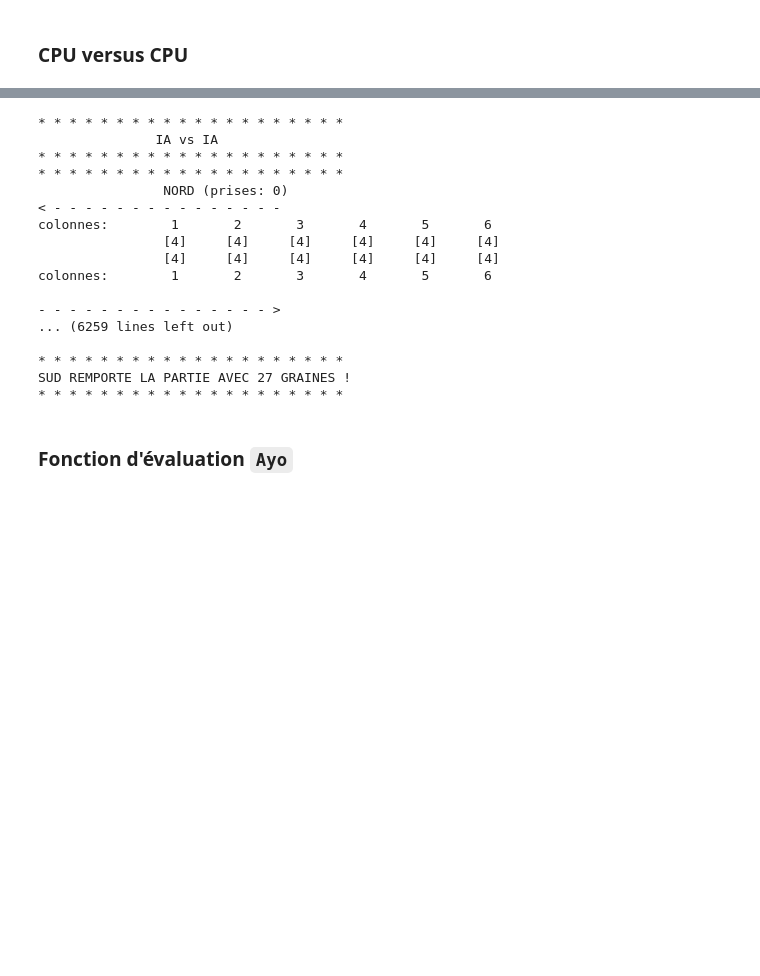
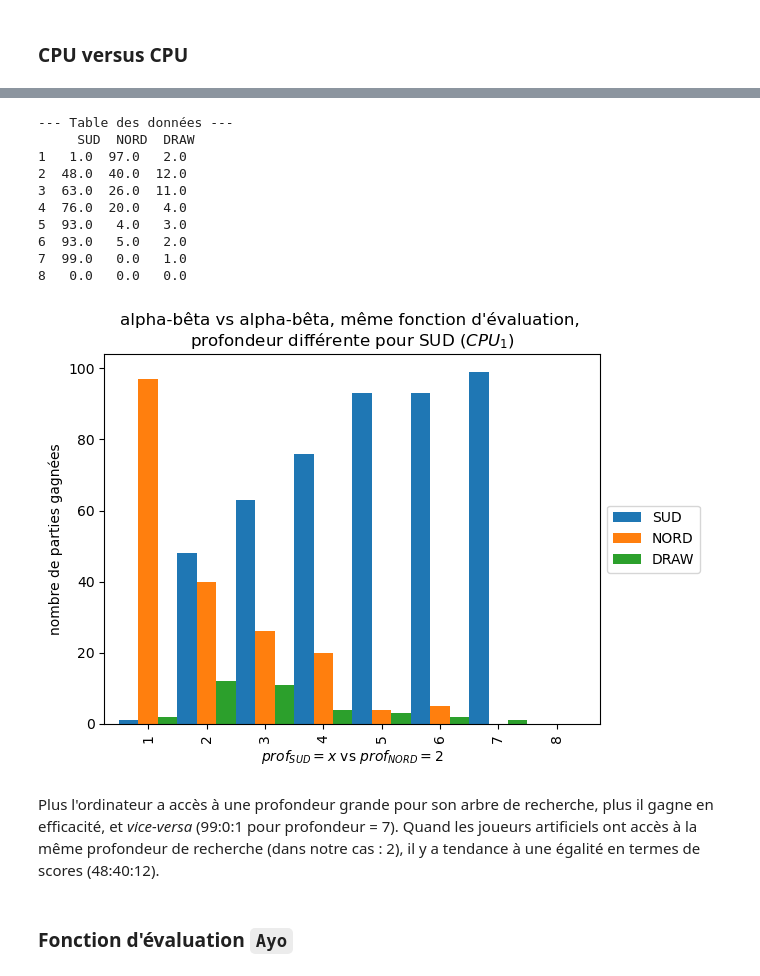
Before and after one commit to dataymeric/DAC, a Jupyter notebook: IAMSI/tme01-02/tme01et02.ipynb, the cells around one changed output, grey strips where cells are left out. Cells and saved outputs as stored; diff of their text form; code cells hidden in the pictures; blank space fills up the shorter version.

Commit message:
IAMSI/TME1-2: add simulations

```diff
--- a/IAMSI/tme01-02/tme01et02.ipynb
+++ b/IAMSI/tme01-02/tme01et02.ipynb
@@ -798,7 +840,7 @@ La question s'est posée ici de ré-écrire le code à l'aide de listes de compr
 def alphabeta(position, prof, alpha=-sys.maxsize, beta=sys.maxsize):
     """str * int * int * int * func ->
     Retourne le coup optimal, son évaluation et le nombre de feuilles
-    parcourues par l'algorithme de l'alpha-betâ.
+    parcourues par l'algorithme de l'alpha-bêta.
     """
     n = position["dimension"]
     trait = position["trait"]  # joueur qui doit jouer
@@ -806,7 +848,7 @@ def alphabeta(position, prof, alpha=-sys.maxsize, beta=sys.maxsize):
     n_feuilles = 0  # nombre de feuilles parcourues
 
     # si la position est terminale ou la profondeur de l'arbre est nul,
-    # l'algorithme minimax s'arrête
+    # l'algorithme s'arrête
     if prof == 0 or est_terminale(position):
         return (coup_optimal, evalue(position), 1)
     # le joueur cherche à maximiser le gain (alpha)
@@ -816,7 +858,7 @@ def alphabeta(position, prof, alpha=-sys.maxsize, beta=sys.maxsize):
             if nouvelle_position:
                 feuille = alphabeta(nouvelle_position, prof - 1, alpha, beta)
                 n_feuilles += feuille[2]
-                if feuille[1] > alpha:  # alpha = max(alpha, score)
+                if feuille[1] > alpha:  # alpha = max(alpha, value)
                     coup_optimal = coup
                     alpha = feuille[1]
                 if alpha >= beta:  # coupure beta
@@ -829,7 +871,7 @@ def alphabeta(position, prof, alpha=-sys.maxsize, beta=sys.maxsize):
             if nouvelle_position:
                 feuille = alphabeta(nouvelle_position, prof - 1, alpha, beta)
                 n_feuilles += feuille[2]
-                if feuille[1] < beta:  # beta = min(beta, score)
+                if feuille[1] < beta:  # beta = min(beta, value)
                     coup_optimal = coup
                     beta = feuille[1]
                 if alpha >= beta:  # coupure alpha
@@ -837,5 +879,7 @@ def alphabeta(position, prof, alpha=-sys.maxsize, beta=sys.maxsize):
         return (coup_optimal, beta, n_feuilles)
 
 
-alphabeta(maPosition2, 8)
+print(alphabeta(maPosition2, 4))
+print(alphabeta(maPosition2, 8))
+print(alphabeta(maPosition3, 3))
 # %% [output]
@@ -1048,23 +1179,44 @@ def partie_ia(taille=6, nb_graines=4, prof=2, algoCPU1=alphabeta, algoCPU2=alpha
-# %%
-partie_ia(taille=6, nb_graines=4, prof=10)
-# %% [output]
-* * * * * * * * * * * * * * * * * * * *
-               IA vs IA
-* * * * * * * * * * * * * * * * * * * *
-* * * * * * * * * * * * * * * * * * * *
-                NORD (prises: 0)
-< - - - - - - - - - - - - - - -
-colonnes:        1       2       3       4       5       6
-                [4]     [4]     [4]     [4]     [4]     [4]
-                [4]     [4]     [4]     [4]     [4]     [4]
-colonnes:        1       2       3       4       5       6
-
-- - - - - - - - - - - - - - - >
-... (6259 lines left out)
-
-* * * * * * * * * * * * * * * * * * * *
-SUD REMPORTE LA PARTIE AVEC 27 GRAINES !
-* * * * * * * * * * * * * * * * * * * *
+# %%
+import numpy as np
+from tqdm import tqdm
+
+
+victoires = {"SUD": np.zeros(8), "NORD": np.zeros(8), None: np.zeros(8)}
+for p in tqdm(range(1, 8)):  # profondeur
+    for i in range(100):  # nombre de simulations
+        victoires[partie_ia(profCPU1=p, profCPU2=2, trace=False)][p - 1] += 1
+# %%
+import pandas as pd
+import matplotlib.pyplot as plt
+
+
+df = pd.DataFrame(victoires)
+df = df.rename(columns={None: "DRAW"})
+df.index += 1
+print("--- Table des données ---\n", df)
+df.plot(
+    kind="bar",
+    width=1,
+    xlabel="$prof_{SUD} = x$ vs $prof_{NORD} = 2$",
+    ylabel="nombre de parties gagnées",
+    title="alpha-bêta vs alpha-bêta, même fonction d'évaluation, \nprofondeur différente pour SUD ($CPU_1$)",
+)
+plt.legend(loc="center left", bbox_to_anchor=(1, 0.5))
+plt.show()
+# %% [output]
+--- Table des données ---
+     SUD  NORD  DRAW
+1   1.0  97.0   2.0
+2  48.0  40.0  12.0
+3  63.0  26.0  11.0
+4  76.0  20.0   4.0
+5  93.0   4.0   3.0
+6  93.0   5.0   2.0
+7  99.0   0.0   1.0
+8   0.0   0.0   0.0
+[figure, added]
+# %% [markdown]
+Plus l'ordinateur a accès à une profondeur grande pour son arbre de recherche, plus il gagne en efficacité, et *vice-versa* (99:0:1 pour profondeur = 7). Quand les joueurs artificiels ont accès à la même profondeur de recherche (dans notre cas : 2), il y a tendance à une égalité en termes de scores (48:40:12).
 # %% [markdown]
 ### Fonction d'évaluation `Ayo`
 # %% [markdown]
```
Also changed, not shown: parts of 39 cells of this notebook.
